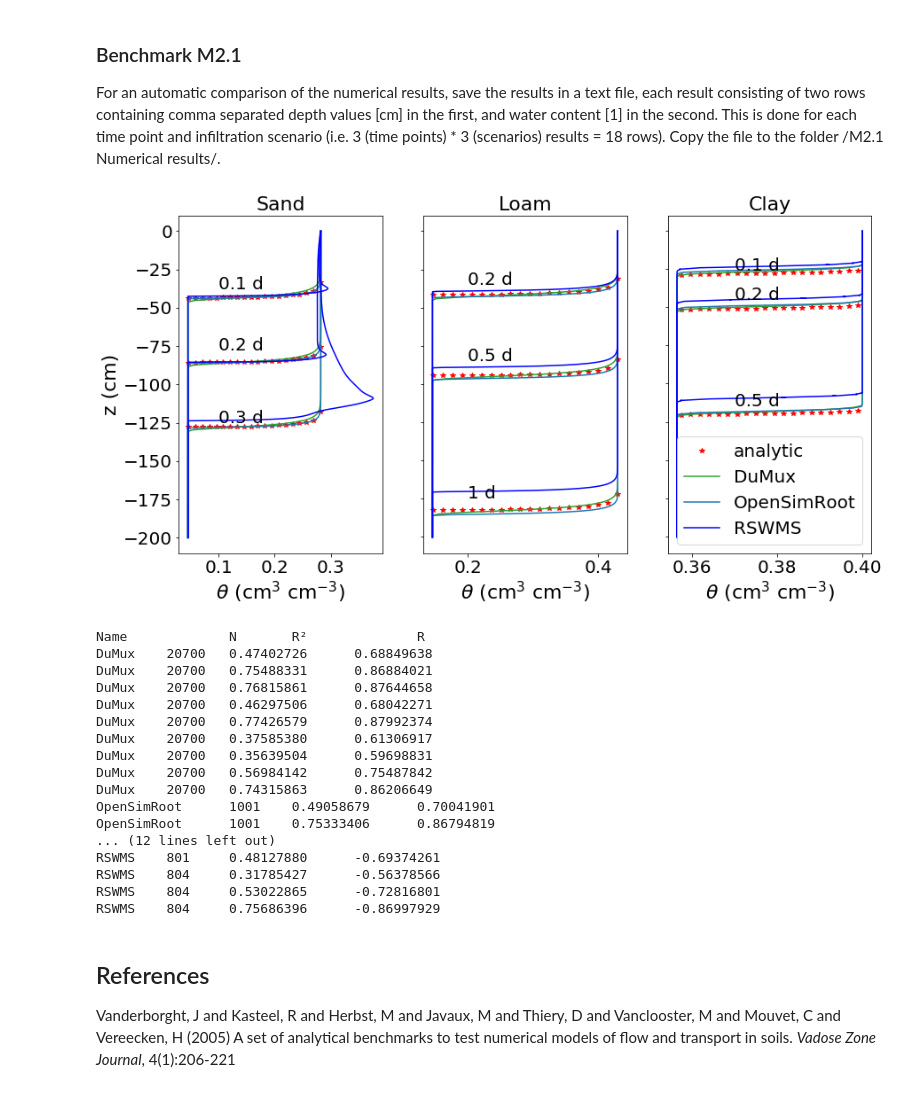
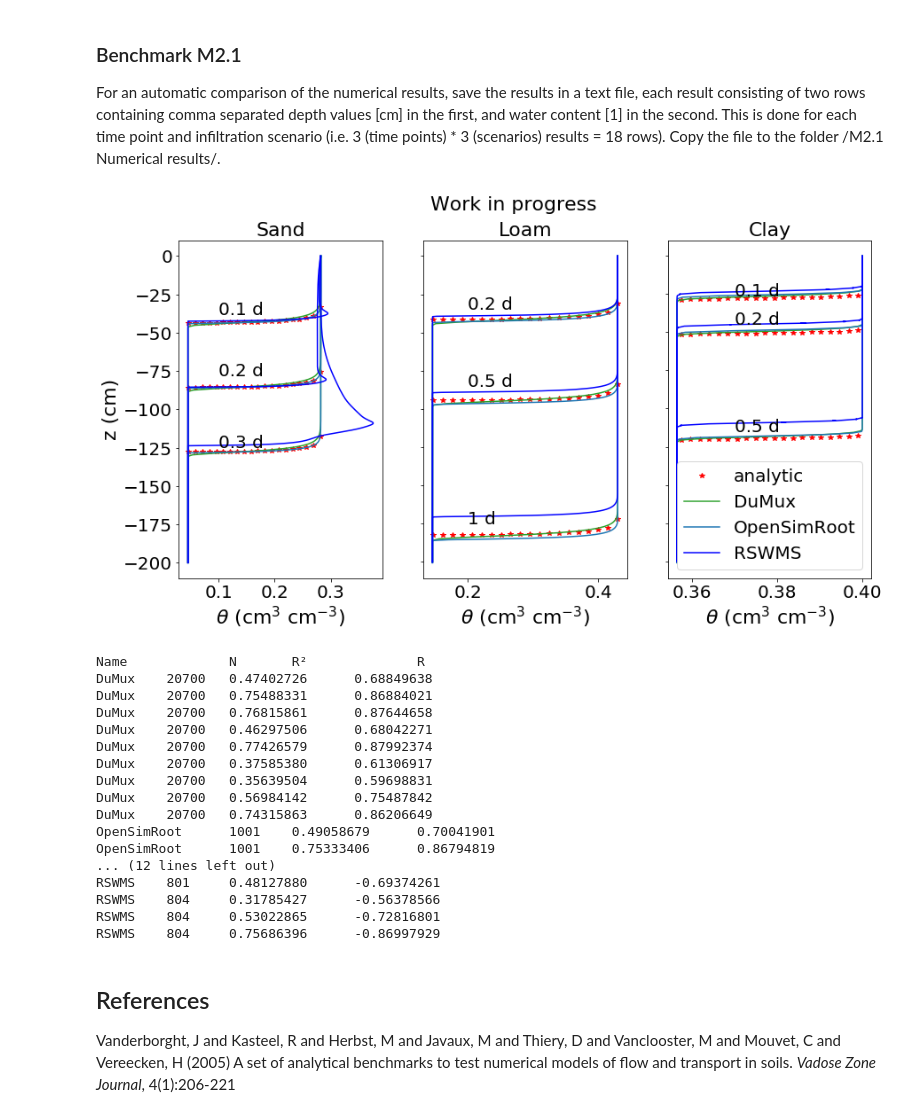
Before and after one commit to RSA-benchmarks/collaborative-comparison, a Jupyter notebook: M2 Water flow in soil/M2.1 Infiltration/M2.1 Automated comparison.ipynb, the cells around one changed output. Drawn from its saved outputs; the diff is of its cells as text; code cells hidden in the pictures.

```diff
--- a/M2 Water flow in soil/M2.1 Infiltration/M2.1 Automated comparison.ipynb
+++ b/M2 Water flow in soil/M2.1 Infiltration/M2.1 Automated comparison.ipynb
@@ -169,34 +169,35 @@ for dirname, dirnames, filenames in os.walk('M2.1 Numerical results/.'):
                 if j==0:
                     ax[j].set_ylabel("z (cm)") # all file data values are currently [m], I will change that soon
                 else:
                     ax[j].set_yticklabels([])
             cc+=1
         except Exception as ex:
             print("Something went wrong with file "+f)
             print(ex)
 ax[-1].legend()
 plt.rc('font', size=20)          # controls default text sizes
 plt.rc('axes', titlesize=22)     # fontsize of the axes title
 plt.rc('axes', labelsize=22)    # fontsize of the x and y labels
 plt.rc('xtick', labelsize=20)    # fontsize of the tick labels
 plt.rc('ytick', labelsize=20)    # fontsize of the tick labels
 plt.rc('legend', fontsize=20)    # legend fontsize
 plt.rc('figure', titlesize=22)  # fontsize of the figure title
 ax[0].text(0.1, -38, '0.1 d'); ax[0].text(0.1, -78, '0.2 d'); ax[0].text(0.1, -125, '0.3 d')
 ax[1].text(0.2, -35, '0.2 d'); ax[1].text(0.2, -85, '0.5 d'); ax[1].text(0.2, -175, '1 d')
 ax[2].text(0.37, -26, '0.1 d'); ax[2].text(0.37, -45, '0.2 d'); ax[2].text(0.37, -115, '0.5 d')
 ax[0].set_title('Sand')
 ax[1].set_title('Loam')
 ax[2].set_title('Clay')
 #plt.yticks(np.arange(-16,1,4))
 #plt.savefig('m21_results.png', dpi=300, bbox_inches = "tight")
+fig.suptitle("Work in progress")
 plt.show()
 
 print("Name\t\t", "N\t", "R²\t\t", "R")
 for i in range(0,len(nn)):
     print(l[i]+"\t",nn[i],"\t",'{:2.8f}'.format(rsquare[i]),"\t",'{:2.8f}'.format(r[i]) ) # '{:2.8f}'.format(rsme[i]),"\t",
 # %% [output]
-[figure, old version]
+[figure, new version]
 Name             N       R²              R
 DuMux    20700   0.47402726      0.68849638
 DuMux    20700   0.75488331      0.86884021
```
